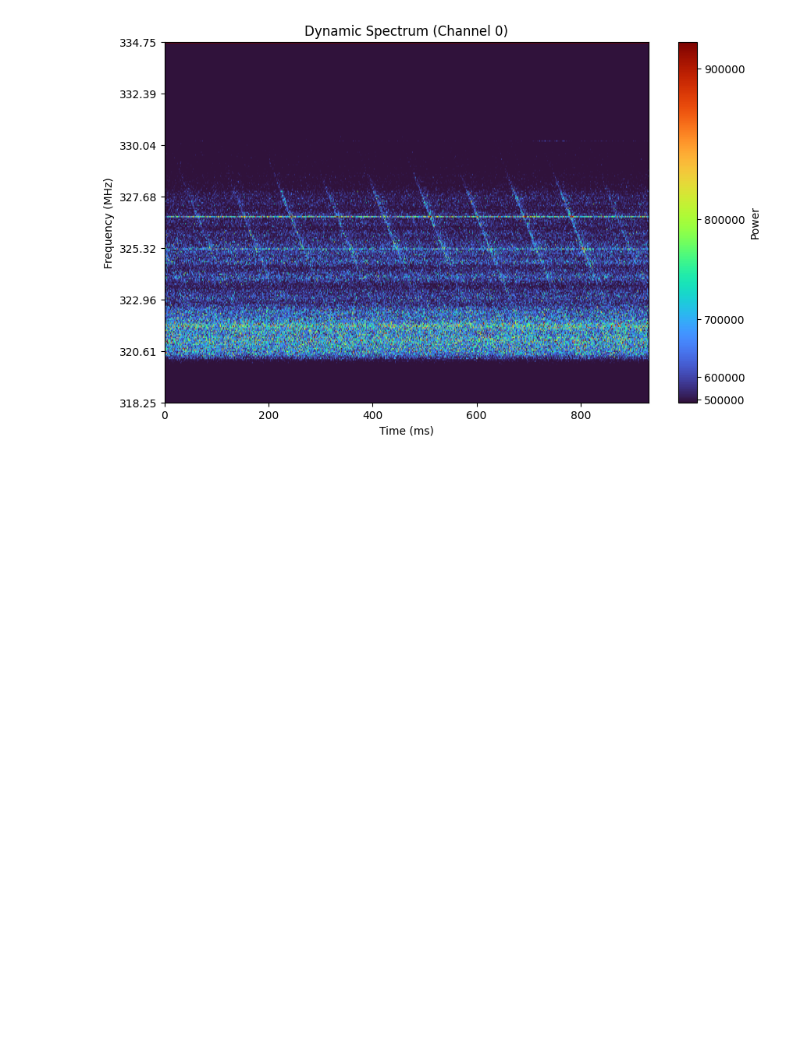
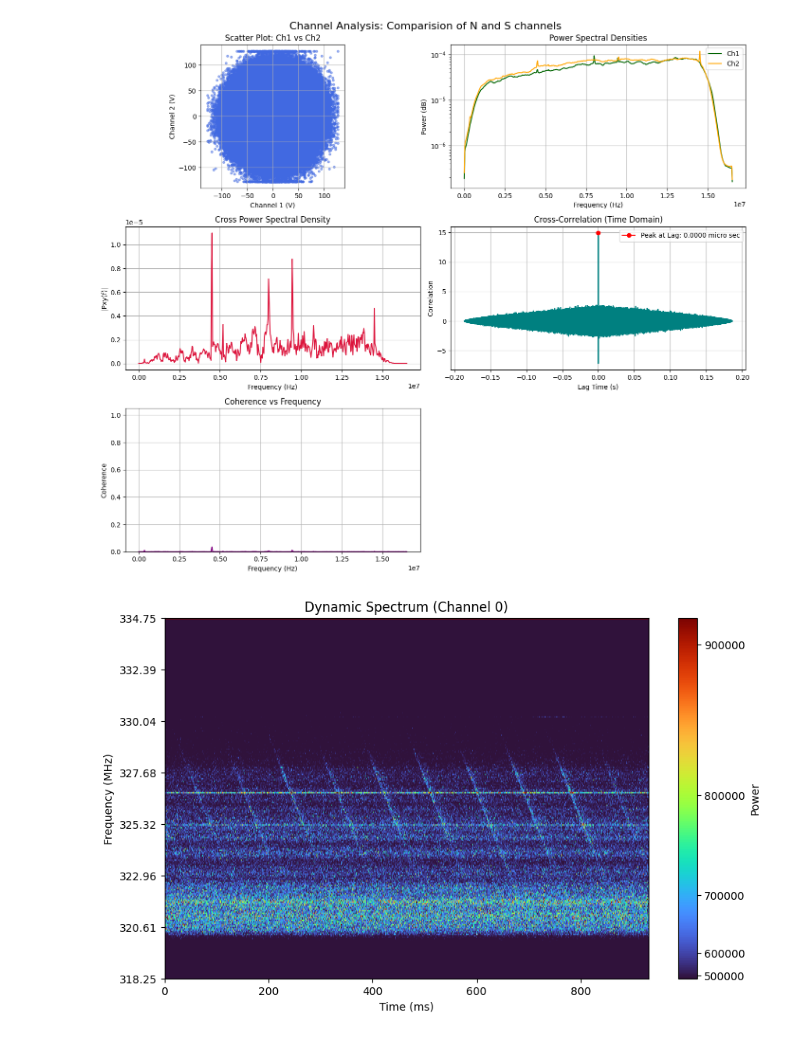
Before and after one commit to ashwin-r-k/PulsarAnalyticsKit, a Jupyter notebook: Notebooks/Vela_Analysis_Final.ipynb, the cells around one changed output. Drawn from its saved outputs; the diff is of its cells as text; code cells hidden in the pictures; blank space fills up the shorter version.

```diff
--- a/Notebooks/Vela_Analysis_Final.ipynb
+++ b/Notebooks/Vela_Analysis_Final.ipynb
@@ -44,12 +48,14 @@ skip_rows: 1
 # %%
 percentofData = 20 # Percentage of data to analyze
 n = int(pulsar.raw_data.shape[0] * percentofData / 100)
 
 ch0 = pulsar.raw_data[:n , 0]
 ch1 = pulsar.raw_data[:n, 1]
 fs = pulsar.sample_rate
 
-# compare_channels(ch0,ch1, fs, label="Comparision of N and S channels",)
+compare_channels(ch0,ch1, fs, label="Comparision of N and S channels",)
+# %% [output]
+[figure, added]
 # %%
 #  Plot_characterstics(pulsar,channel=1)
 # %%
```
Also changed, not shown: parts of 1 cell of this notebook, 7 other files.
